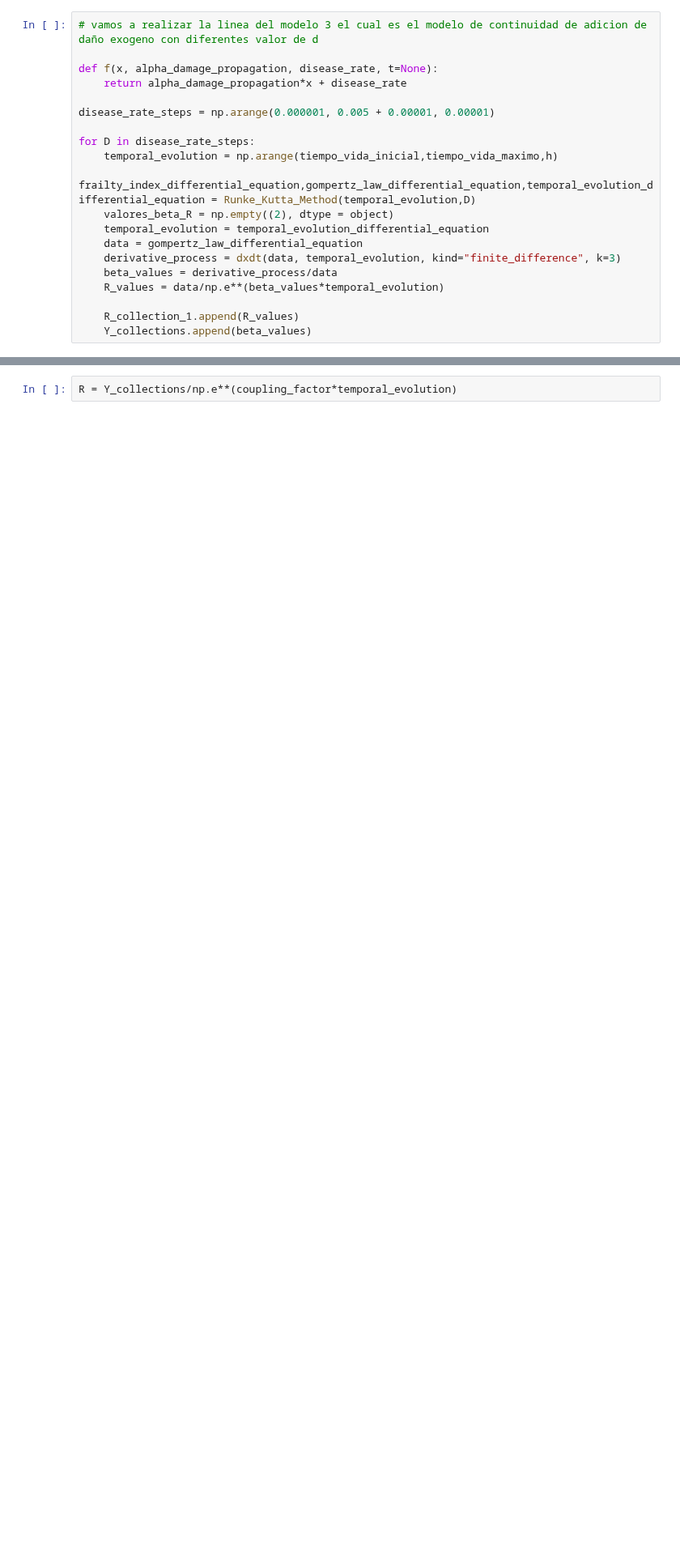
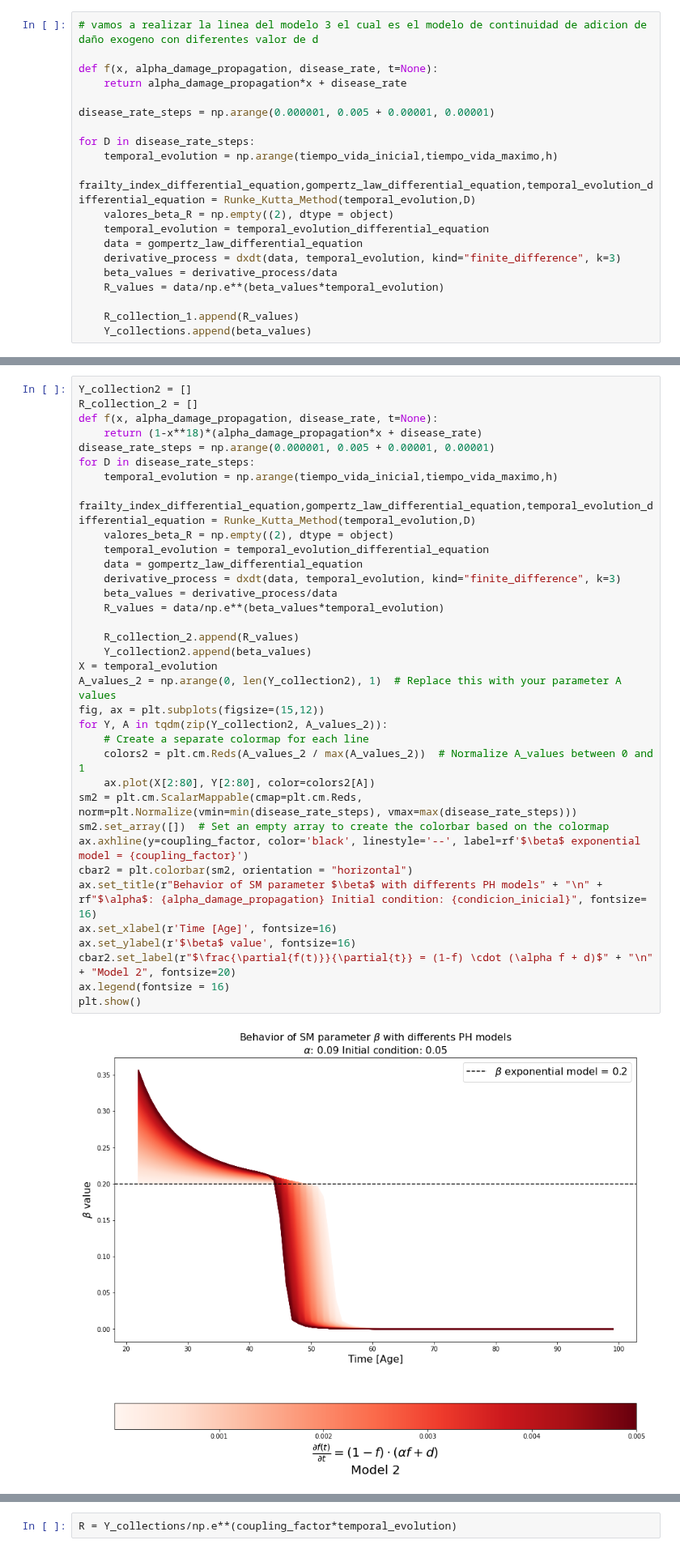
Before and after one commit to Rafther0112/Human_Aging_Research, a Jupyter notebook: friday_21_28/SM_correlation.ipynb, the cells around one changed output, grey strips where cells are left out. Shown at 81% size. Drawn from its saved outputs; the diff is of its cells as text; blank space fills up the shorter version.

```diff
--- a/friday_21_28/SM_correlation.ipynb
+++ b/friday_21_28/SM_correlation.ipynb
@@ -167,3 +145,40 @@ for D in disease_rate_steps:
+# %%
+Y_collection2 = []
+R_collection_2 = []
+def f(x, alpha_damage_propagation, disease_rate, t=None):
+    return (1-x**18)*(alpha_damage_propagation*x + disease_rate)
+disease_rate_steps = np.arange(0.000001, 0.005 + 0.00001, 0.00001)
+for D in disease_rate_steps:
+    temporal_evolution = np.arange(tiempo_vida_inicial,tiempo_vida_maximo,h)
+    frailty_index_differential_equation,gompertz_law_differential_equation,temporal_evolution_differential_equation = Runke_Kutta_Method(temporal_evolution,D)
+    valores_beta_R = np.empty((2), dtype = object)
+    temporal_evolution = temporal_evolution_differential_equation
+    data = gompertz_law_differential_equation
+    derivative_process = dxdt(data, temporal_evolution, kind="finite_difference", k=3)
+    beta_values = derivative_process/data
+    R_values = data/np.e**(beta_values*temporal_evolution)
+
+    R_collection_2.append(R_values)
+    Y_collection2.append(beta_values)
+X = temporal_evolution
+A_values_2 = np.arange(0, len(Y_collection2), 1)  # Replace this with your parameter A values
+fig, ax = plt.subplots(figsize=(15,12))
+for Y, A in tqdm(zip(Y_collection2, A_values_2)):
+    # Create a separate colormap for each line
+    colors2 = plt.cm.Reds(A_values_2 / max(A_values_2))  # Normalize A_values between 0 and 1
+    ax.plot(X[2:80], Y[2:80], color=colors2[A])
+sm2 = plt.cm.ScalarMappable(cmap=plt.cm.Reds, norm=plt.Normalize(vmin=min(disease_rate_steps), vmax=max(disease_rate_steps)))
+sm2.set_array([])  # Set an empty array to create the colorbar based on the colormap
+ax.axhline(y=coupling_factor, color='black', linestyle='--', label=rf'$\beta$ exponential model = {coupling_factor}')
+cbar2 = plt.colorbar(sm2, orientation = "horizontal")
+ax.set_title(r"Behavior of SM parameter $\beta$ with differents PH models" + "\n" + rf"$\alpha$: {alpha_damage_propagation} Initial condition: {condicion_inicial}", fontsize= 16)
+ax.set_xlabel(r'Time [Age]', fontsize=16)
+ax.set_ylabel(r'$\beta$ value', fontsize=16)
+cbar2.set_label(r"$\frac{\partial{f(t)}}{\partial{t}} = (1-f) \cdot (\alpha f + d)$" + "\n" + "Model 2", fontsize=20)
+ax.legend(fontsize = 16)
+plt.show()
+# %% [output]
+[figure, added]
 # %%
 import matplotlib.pyplot as plt
 import numpy as np
```
Also changed, not shown: parts of 7 cells of this notebook, 6 other files.
